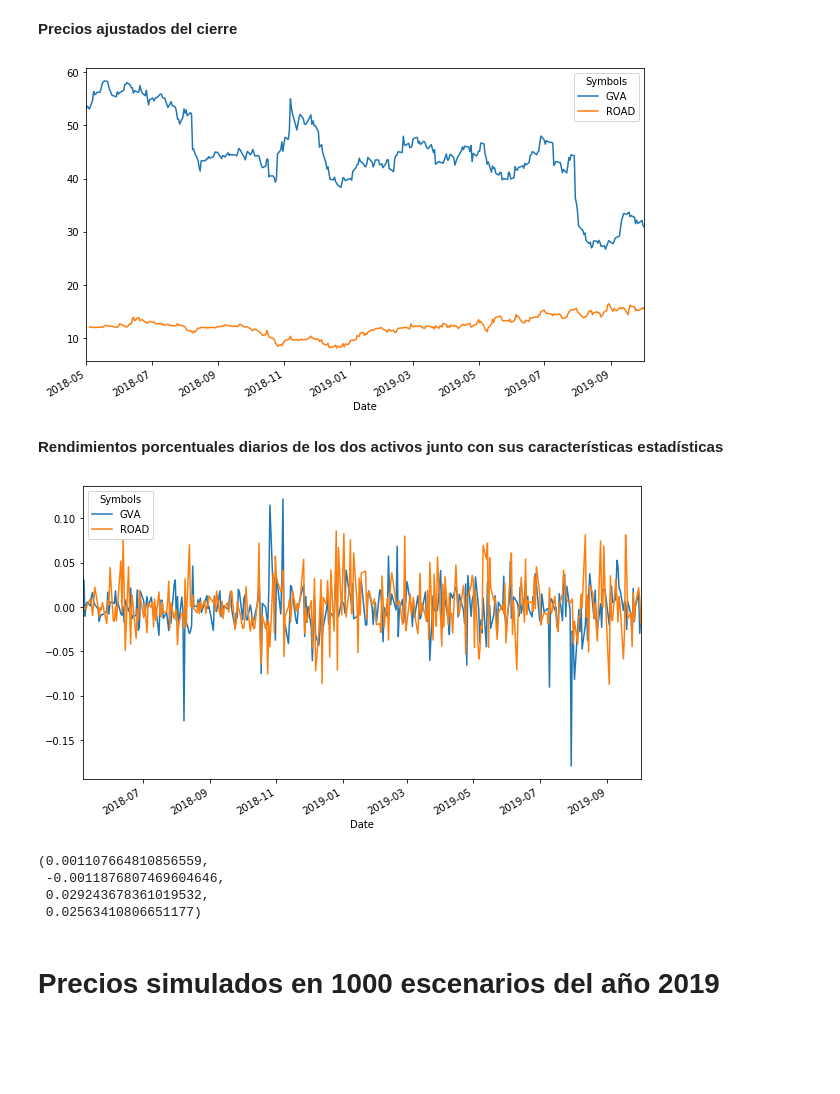
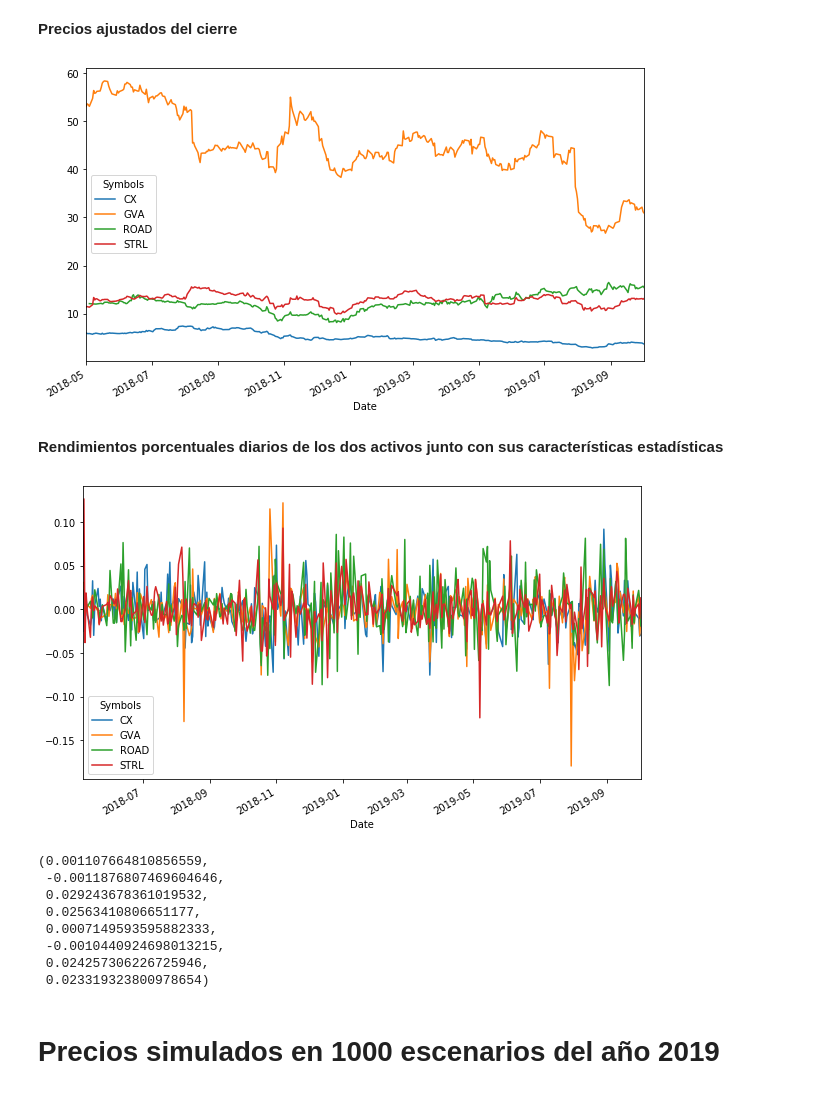
Before and after one commit to rodrigo-giron/Proyecto_modulo2., a Jupyter notebook: Proyecto_2.ipynb, the cells around one changed output. Drawn from its saved outputs; the diff is of its cells as text; code cells hidden in the pictures; blank space fills up the shorter version.

```diff
--- a/Proyecto_2.ipynb
+++ b/Proyecto_2.ipynb
@@ -40,29 +40,35 @@ def get_closes(names,start,end):
 # %% [markdown]
 **Precios ajustados del cierre**
 # %%
-names = ['ROAD','GVA']
+names = ['ROAD','GVA',"STRL","CX"]
 start, end = '2018-05-01', '2019-10-1'
 closes = get_closes(names,start,end)
 closes.plot(figsize=(10,6));
 # %% [output]
-[figure, old version]
+[figure, new version]
 # %% [markdown]
  **Rendimientos porcentuales diarios de los dos activos junto con sus características estadísticas**
 # %%
 ret = closes.pct_change().dropna()
 ret.plot(figsize=(10,6));
 # %% [output]
-[figure, old version]
+[figure, new version]
 # %%
 mu_ROAD, mu_GVA = ret.mean().ROAD, ret.mean().GVA
 std_ROAD, std_GVA= ret.std().ROAD, ret.std().GVA
+mu_STRL, mu_CX = ret.mean().STRL, ret.mean().CX
+std_STRL, std_CX= ret.std().STRL, ret.std().CX
 
-mu_ROAD, mu_GVA, std_ROAD, std_GVA
+mu_ROAD, mu_GVA, std_ROAD, std_GVA, mu_STRL, mu_CX, std_STRL, std_CX
 # %% [output]
 (0.001107664810856559,
  -0.0011876807469604646,
  0.029243678361019532,
- 0.02563410806651177)
+ 0.02563410806651177,
+ 0.0007149593595882333,
+ -0.0010440924698013215,
+ 0.024257306226725946,
+ 0.023319323800978654)
 # %% [markdown]
 # **Precios simulados en 1000 escenarios del año 2019**
 # %%
```
